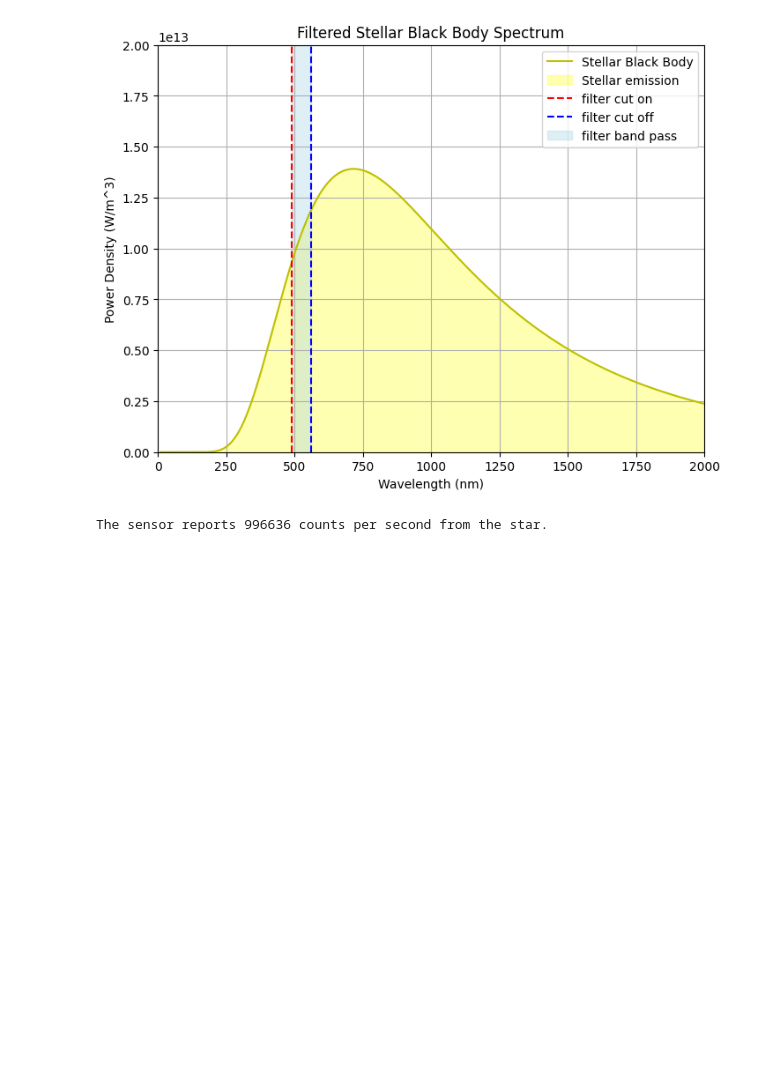
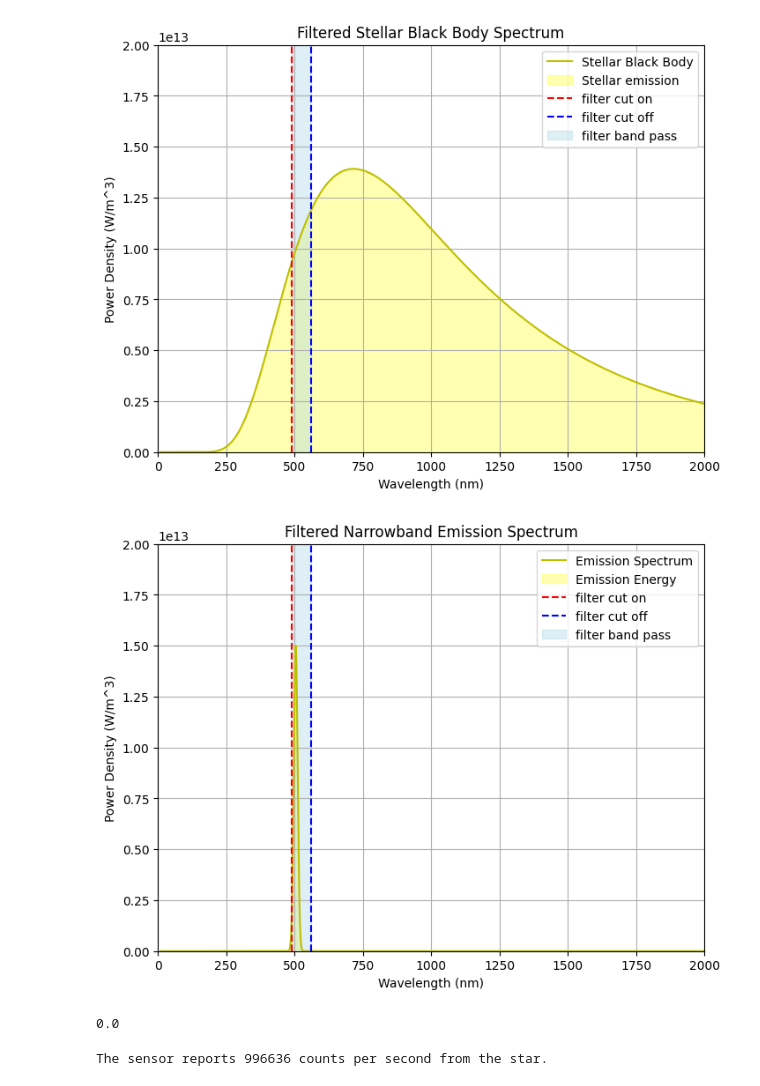
Before and after one commit to RJWier/Glenlea-ETC, a Jupyter notebook: EXPOSURE_TIME_CALCULATOR.ipynb, the cells around one changed output. Saved outputs shown, nothing was run; the diff lists cells and outputs as text; code cells hidden in the pictures; blank space fills up the shorter version.

Commit message:
Update EXPOSURE_TIME_CALCULATOR.ipynb
Generating 1D Gaussian emission added for nebulae simulation. Numerical integration non-functional.

```diff
--- a/EXPOSURE_TIME_CALCULATOR.ipynb
+++ b/EXPOSURE_TIME_CALCULATOR.ipynb
@@ -112,6 +112,42 @@ plt.grid(True)
 plt.show()
 # %% [output]
 [figure]
+# %%
+#=====================PLOT LIGHT CURVE EMISSION NARROWBAND=====================
+
+#define the wavelenths of evaluation
+wl = np.linspace(1*10**(-8),5*10**(-6),10000) #compute wavelength bandpass
+wlnm = wl*10**9 #wavelengths in nm for plotting clarity
+
+emis_height = 1.5*10**13
+#emis_wl = 656.21 # Hydrogen alpha in nm
+emis_wl = 505
+emis_width = 5
+
+
+NB = emis_height*np.exp(-((wlnm-emis_wl)**2)/((2*emis_width)**2))
+
+#Plot figure
+plt.figure(figsize=(8, 6))
+plt.plot(wlnm, NB, label='Emission Spectrum',color='y')
+plt.fill_between(wlnm, NB, color = 'yellow', alpha = 0.3,label = 'Emission Energy')
+
+plt.axvline(x=filter_low*10**9, color='r', linestyle='--', label='filter cut on')
+plt.axvline(x=filter_high*10**9, color='b', linestyle='--', label='filter cut off')
+
+plt.fill_betweenx(y=np.linspace(min(NB), max(NB)+1*10**14), x1=filter_low*10**9, x2=filter_high*10**9, color='lightblue', alpha=0.4, label='filter band pass')
+
+plt.title('Filtered Narrowband Emission Spectrum')
+plt.xlabel('Wavelength (nm)')
+plt.ylabel('Power Density (W/m^3)')
+plt.xlim(0,2000)
+plt.ylim(0,0.2*10**14)
+
+plt.legend()
+plt.grid(True)
+plt.show()
+# %% [output]
+[figure, added]
 # %%
 #INTEGRATE TO FIND ENTIRE STAR ENERGY, INTEGRATE OVER BAND PASS TO FIND PORTION OF INCOMING STAR EMERGY RECEIVED
 # %%
@@ -133,7 +172,15 @@ PB = ((2*np.pi*h*c**2)/(wlB**5))*(1/(np.exp((h*c)/(wlB*kB*T))-1))*(1/(p_Energy))
 def computeIntegral(f,stepSize):
     return (stepSize/2)*(f[0]+f[-1]+2*np.sum(f[1:-1]))
 # %%
-counts_per_second = computeIntegral(PB,stepWidth)*(4*np.pi*((star_dia/2)**2))/(4*np.pi*star_dist_m**2)*mirror_area*Q_efficiency/gain #electrons per second from the star on the sensor in photons/m^2
+if obs_type == 1:
+
+    counts_per_second = computeIntegral(PB,stepWidth)*(4*np.pi*((star_dia/2)**2))/(4*np.pi*star_dist_m**2)*mirror_area*Q_efficiency/gain #electrons per second from the star on the sensor in photons/m^2
+
+elif obs_type == 0:
+
+    counts_per_second = computeIntegral(Phot_Ext,stepWidth)*mirror_area*Q_efficiency/gain
+# %% [output]
+0.0
 # %%
 print('The sensor reports', math.trunc(counts_per_second), 'counts per second from the star.')
 # %% [output]
```
Also changed, not shown: parts of 2 cells of this notebook.
